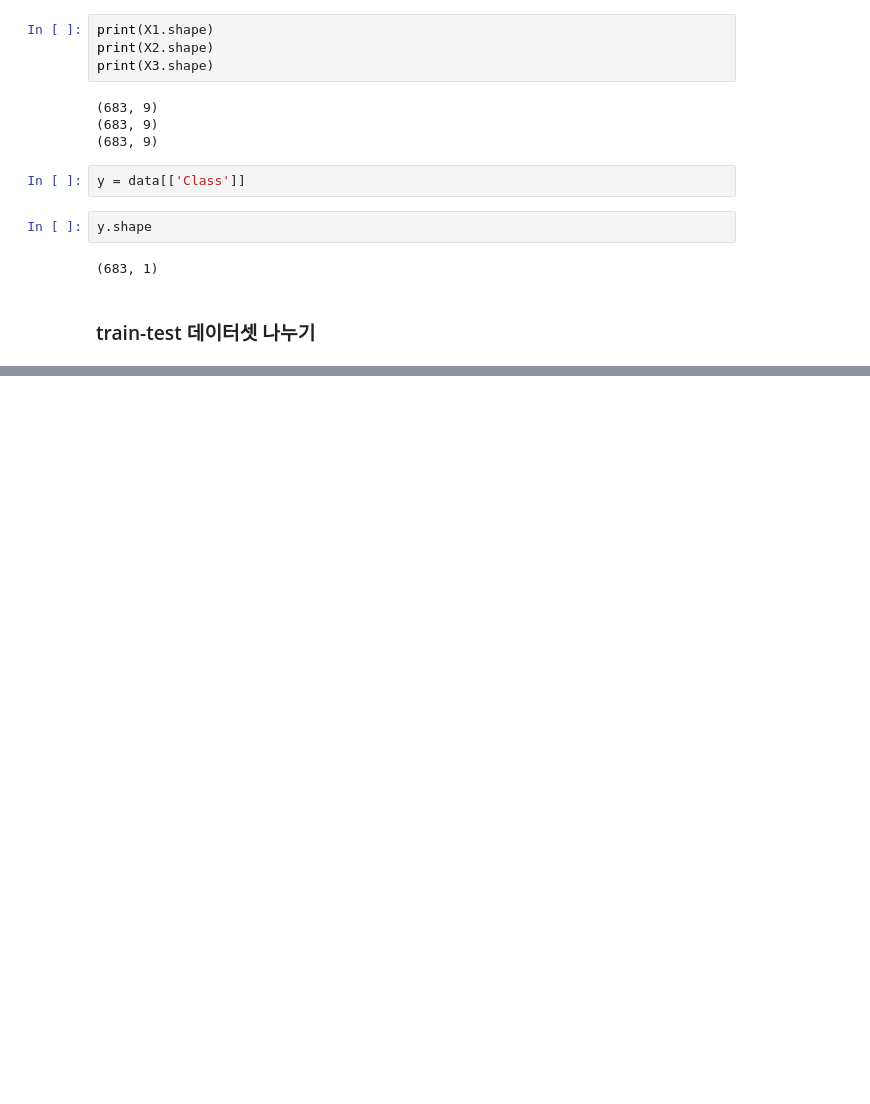
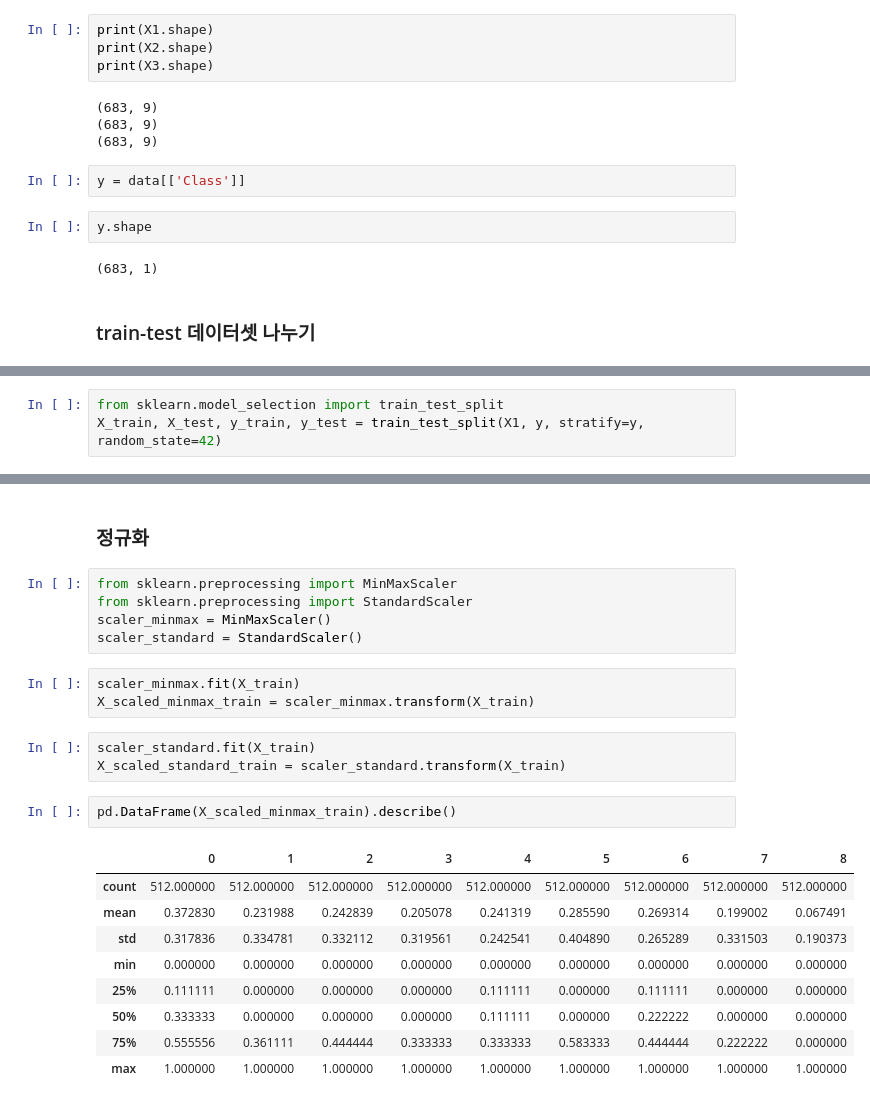
Before and after one commit to 2hongbi/kaggle-python, a Jupyter notebook: src/bigboongi/learn_machine_learning.ipynb, the cells around one changed output, grey strips where cells are left out. Drawn from its saved outputs; the diff is of its cells as text; blank space fills up the shorter version.

```diff
--- a/src/bigboongi/learn_machine_learning.ipynb
+++ b/src/bigboongi/learn_machine_learning.ipynb
@@ -54,0 +58,3 @@ y.shape
+# %%
+from sklearn.model_selection import train_test_split
+X_train, X_test, y_train, y_test = train_test_split(X1, y, stratify=y, random_state=42)
@@ -54,0 +69,25 @@ y.shape
+# %% [markdown]
+### 정규화
+# %%
+from sklearn.preprocessing import MinMaxScaler
+from sklearn.preprocessing import StandardScaler
+scaler_minmax = MinMaxScaler()
+scaler_standard = StandardScaler()
+# %%
+scaler_minmax.fit(X_train)
+X_scaled_minmax_train = scaler_minmax.transform(X_train)
+# %%
+scaler_standard.fit(X_train)
+X_scaled_standard_train = scaler_standard.transform(X_train)
+# %%
+pd.DataFrame(X_scaled_minmax_train).describe()
+# %% [output]
+|  | 0 | 1 | 2 | 3 | 4 | 5 | 6 | 7 | 8 |
+| count | 512.000000 | 512.000000 | 512.000000 | 512.000000 | 512.000000 | 512.000000 | 512.000000 | 512.000000 | 512.000000 |
+| mean | 0.372830 | 0.231988 | 0.242839 | 0.205078 | 0.241319 | 0.285590 | 0.269314 | 0.199002 | 0.067491 |
+| std | 0.317836 | 0.334781 | 0.332112 | 0.319561 | 0.242541 | 0.404890 | 0.265289 | 0.331503 | 0.190373 |
+| min | 0.000000 | 0.000000 | 0.000000 | 0.000000 | 0.000000 | 0.000000 | 0.000000 | 0.000000 | 0.000000 |
+| 25% | 0.111111 | 0.000000 | 0.000000 | 0.000000 | 0.111111 | 0.000000 | 0.111111 | 0.000000 | 0.000000 |
+| 50% | 0.333333 | 0.000000 | 0.000000 | 0.000000 | 0.111111 | 0.000000 | 0.222222 | 0.000000 | 0.000000 |
+| 75% | 0.555556 | 0.361111 | 0.444444 | 0.333333 | 0.333333 | 0.583333 | 0.444444 | 0.222222 | 0.000000 |
+| max | 1.000000 | 1.000000 | 1.000000 | 1.000000 | 1.000000 | 1.000000 | 1.000000 | 1.000000 | 1.000000 |
```
Also changed, not shown: parts of 15 cells of this notebook.
